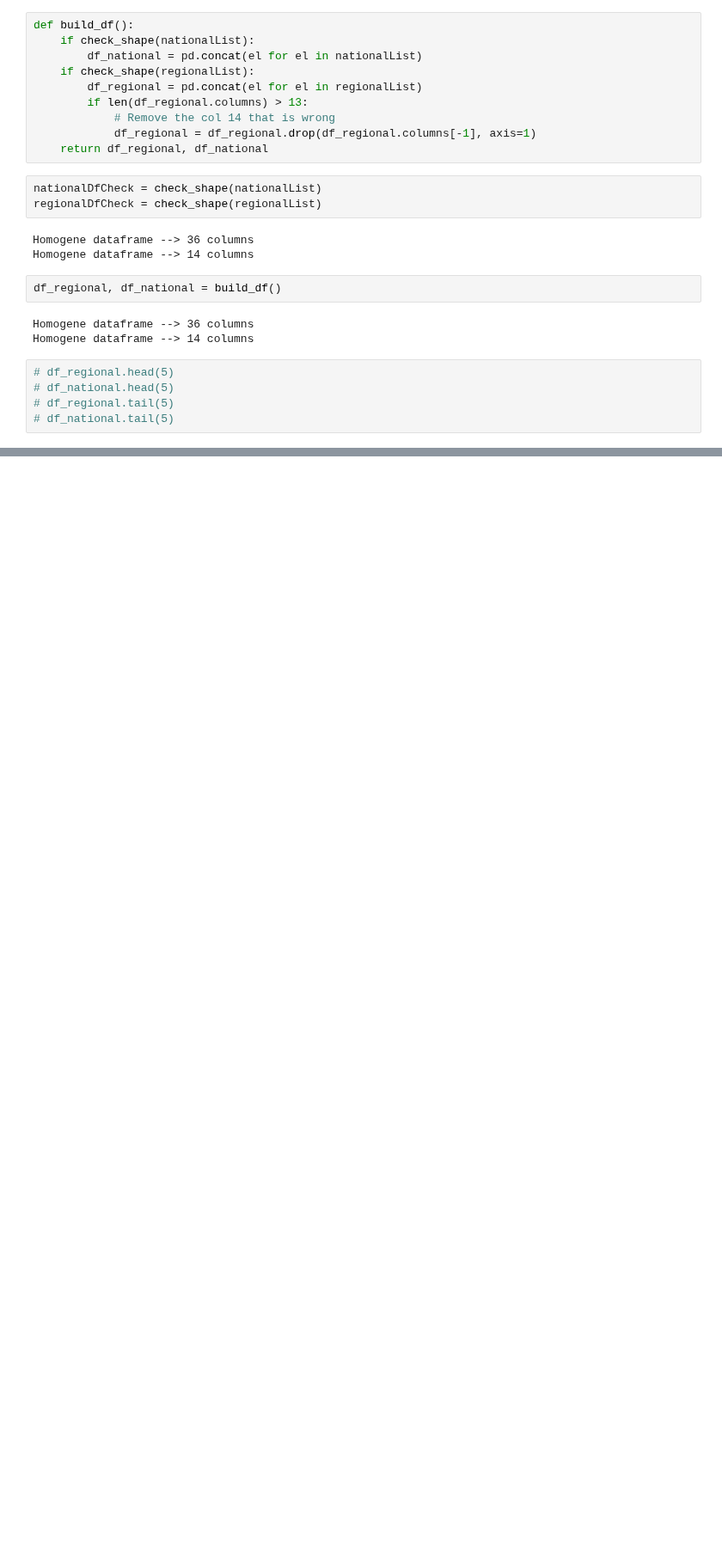
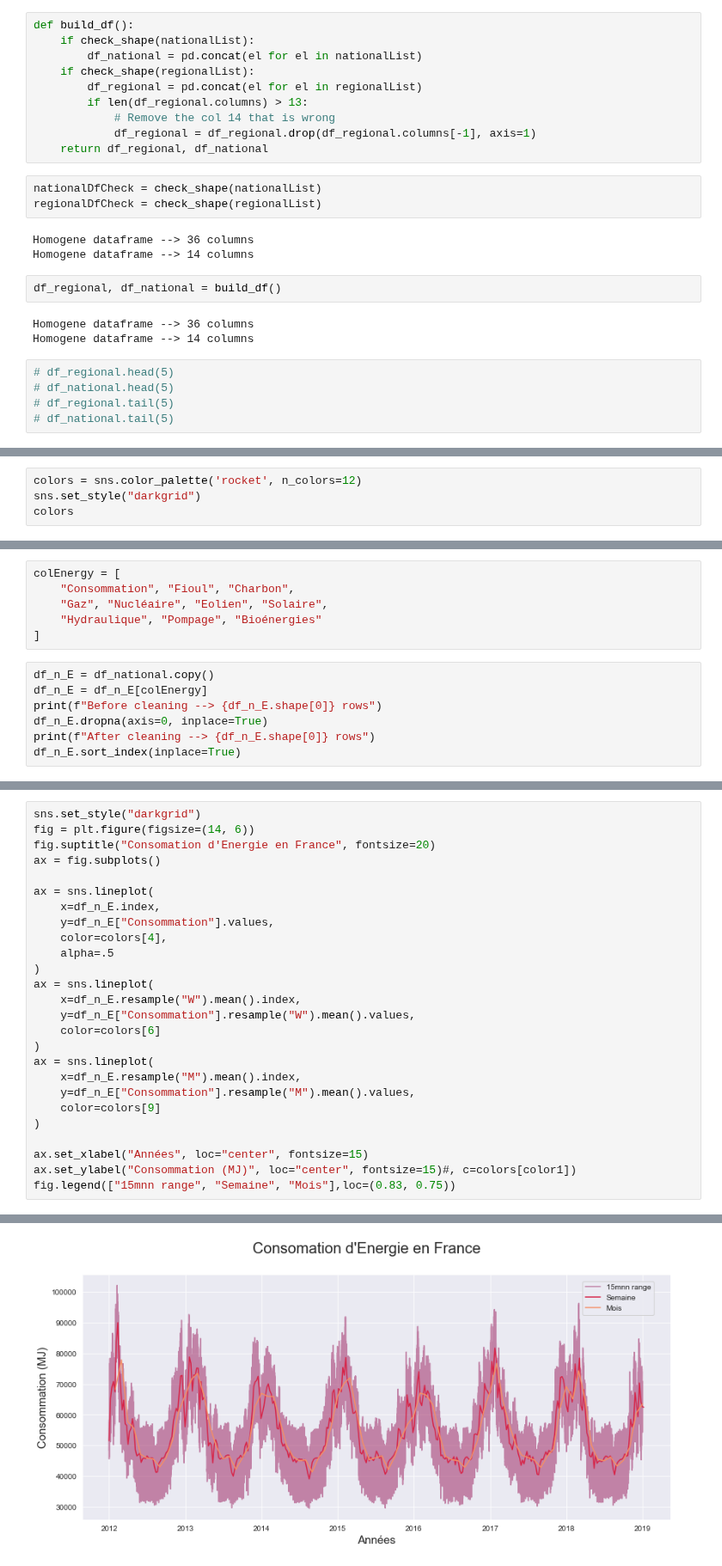
Before and after one commit to ManuLabricole/CDN-Statistique, a Jupyter notebook: Notebooks/Energy_Study.ipynb, the cells around one changed output, grey strips where cells are left out. Shown at 86% size. Saved outputs shown, nothing was run; the diff lists cells and outputs as text; blank space fills up the shorter version.

```diff
--- a/Notebooks/Energy_Study.ipynb
+++ b/Notebooks/Energy_Study.ipynb
@@ -221,0 +244,4 @@ df_regional = filter_RTE_rows(df_regional)
+# %%
+colors = sns.color_palette('rocket', n_colors=12)
+sns.set_style("darkgrid")
+colors
@@ -221,0 +263,13 @@ df_regional = filter_RTE_rows(df_regional)
+# %%
+colEnergy = [
+    "Consommation", "Fioul", "Charbon",
+    "Gaz", "Nucléaire", "Eolien", "Solaire",
+    "Hydraulique", "Pompage", "Bioénergies"
+]
+# %%
+df_n_E = df_national.copy()
+df_n_E = df_n_E[colEnergy]
+print(f"Before cleaning --> {df_n_E.shape[0]} rows")
+df_n_E.dropna(axis=0, inplace=True)
+print(f"After cleaning --> {df_n_E.shape[0]} rows")
+df_n_E.sort_index(inplace=True)
@@ -221,0 +281,27 @@ df_regional = filter_RTE_rows(df_regional)
+# %%
+sns.set_style("darkgrid")
+fig = plt.figure(figsize=(14, 6))
+fig.suptitle("Consomation d'Energie en France", fontsize=20)
+ax = fig.subplots()
+
+ax = sns.lineplot(
+    x=df_n_E.index,
+    y=df_n_E["Consommation"].values,
+    color=colors[4],
+    alpha=.5
+)
+ax = sns.lineplot(
+    x=df_n_E.resample("W").mean().index,
+    y=df_n_E["Consommation"].resample("W").mean().values,
+    color=colors[6]
+)
+ax = sns.lineplot(
+    x=df_n_E.resample("M").mean().index,
+    y=df_n_E["Consommation"].resample("M").mean().values,
+    color=colors[9]
+)
+
+ax.set_xlabel("Années", loc="center", fontsize=15)
+ax.set_ylabel("Consommation (MJ)", loc="center", fontsize=15)#, c=colors[color1])
+fig.legend(["15mnn range", "Semaine", "Mois"],loc=(0.83, 0.75))
+# %% [output]
@@ -221,0 +309 @@ df_regional = filter_RTE_rows(df_regional)
+[figure, added]
```
Also changed, not shown: parts of 31 cells of this notebook, 1 other file.
